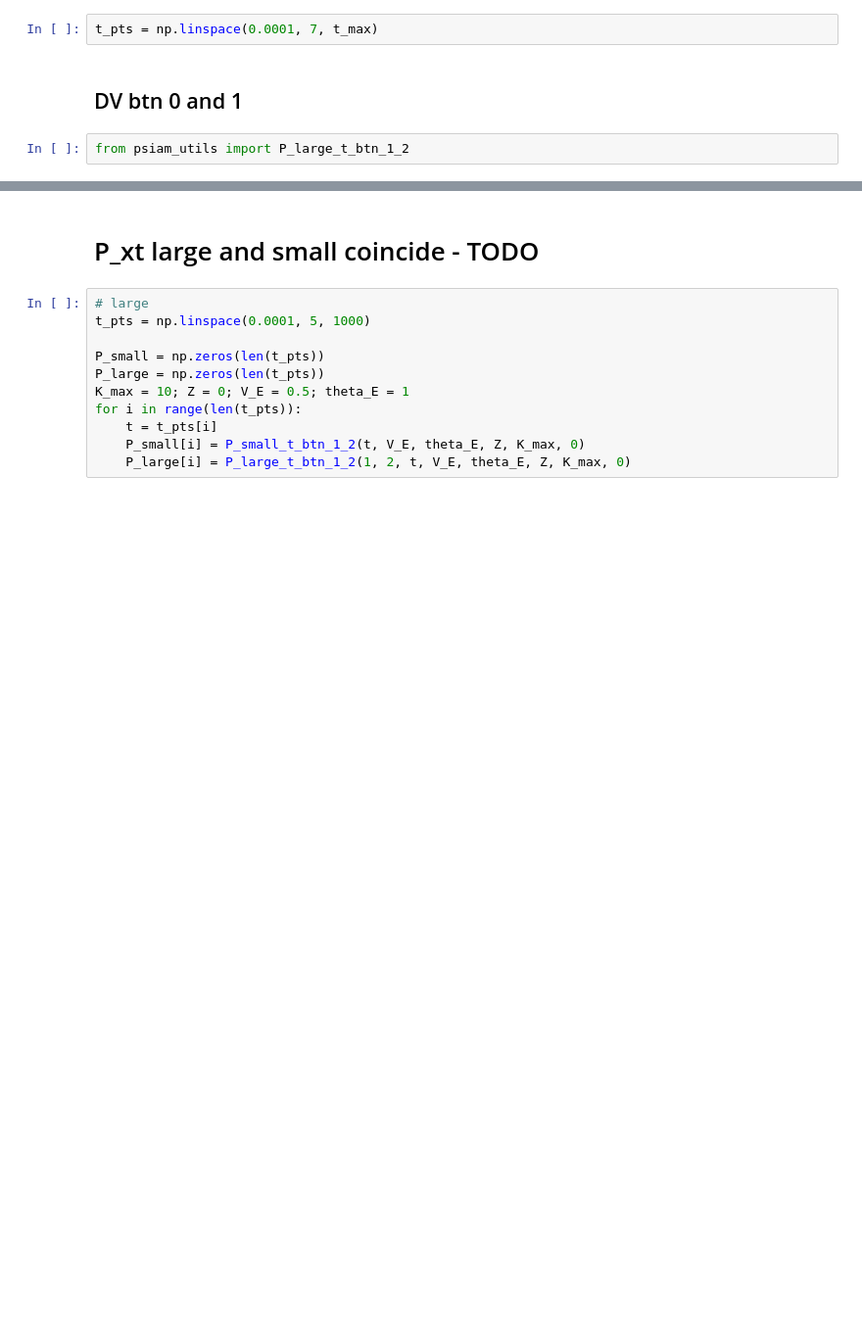
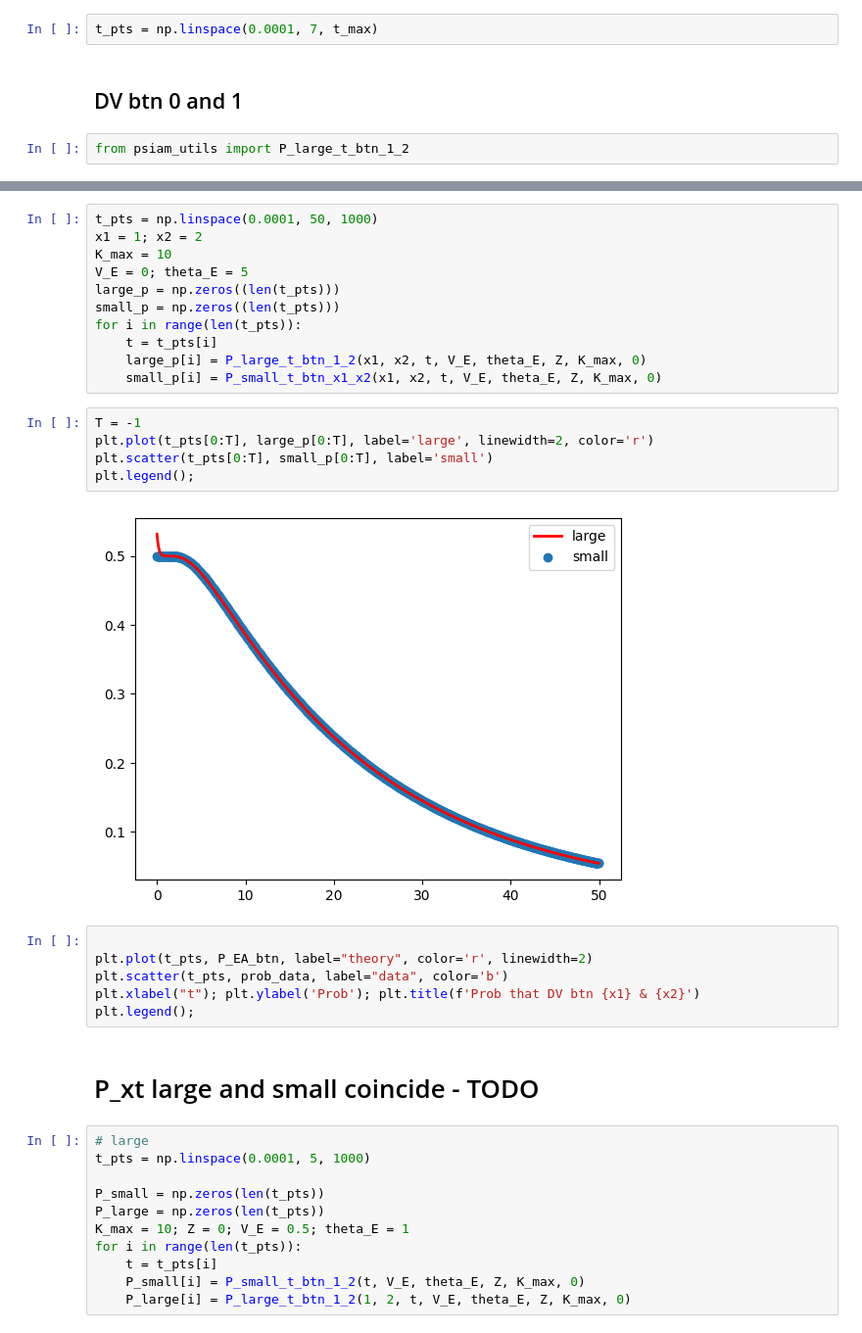
Before and after one commit to rakaar/ddm_codes, a Jupyter notebook: action_init_ddm/fitting_sim_data.ipynb, the cells around one changed output, grey strips where cells are left out. Shown: that part at 98% size. Cells and saved outputs as stored; diff of their text form; blank space fills up the shorter version.

```diff
--- a/action_init_ddm/fitting_sim_data.ipynb
+++ b/action_init_ddm/fitting_sim_data.ipynb
@@ -1219,3 +1253,27 @@ plt.legend();
+# %%
+t_pts = np.linspace(0.0001, 50, 1000)
+x1 = 1; x2 = 2
+K_max = 10
+V_E = 0; theta_E = 5
+large_p = np.zeros((len(t_pts)))
+small_p = np.zeros((len(t_pts)))
+for i in range(len(t_pts)):
+    t = t_pts[i]
+    large_p[i] = P_large_t_btn_1_2(x1, x2, t, V_E, theta_E, Z, K_max, 0)
+    small_p[i] = P_small_t_btn_x1_x2(x1, x2, t, V_E, theta_E, Z, K_max, 0)
+# %%
+T = -1
+plt.plot(t_pts[0:T], large_p[0:T], label='large', linewidth=2, color='r')
+plt.scatter(t_pts[0:T], small_p[0:T], label='small')
+plt.legend();
+# %% [output]
+[figure, added]
+# %%
+
+plt.plot(t_pts, P_EA_btn, label="theory", color='r', linewidth=2)
+plt.scatter(t_pts, prob_data, label="data", color='b')
+plt.xlabel("t"); plt.ylabel('Prob'); plt.title(f'Prob that DV btn {x1} & {x2}')
+plt.legend();
 # %% [markdown]
 # P_xt large and small coincide - TODO
 # %%
```
Also changed, not shown: parts of 2 cells of this notebook, 3 other files.
